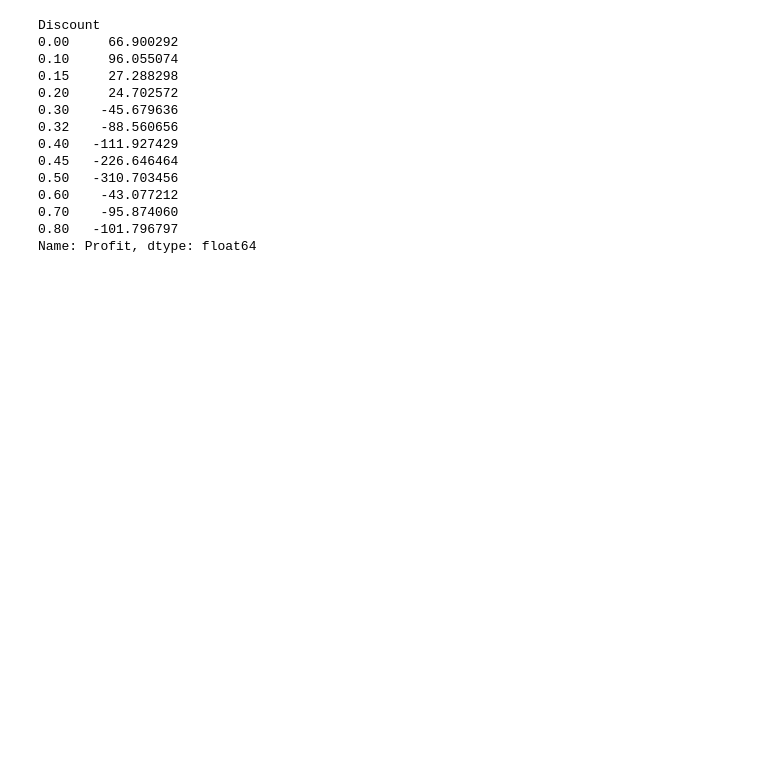
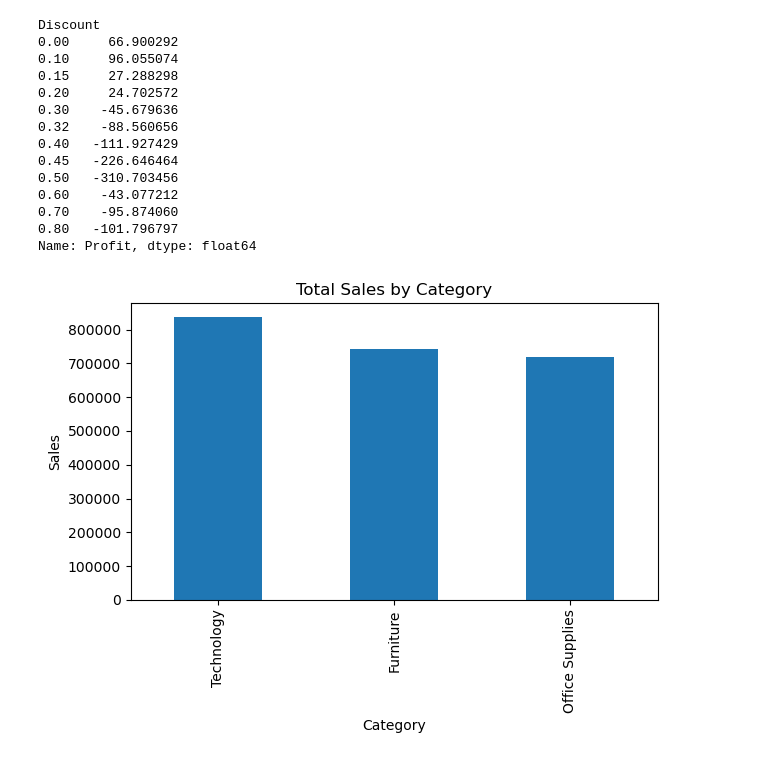
Before and after one commit to krisha-kalal/data-analytics-projects, a Jupyter notebook: retail_business_analysis/retail_analysis.ipynb, the cells around one changed output. Drawn from its saved outputs; the diff is of its cells as text; code cells hidden in the pictures; blank space fills up the shorter version.

Commit message:
Updated retail_analysis.ipynb with charts (visualizations)

```diff
--- a/retail_business_analysis/retail_analysis.ipynb
+++ b/retail_business_analysis/retail_analysis.ipynb
@@ -58,11 +58,11 @@ Postal Code      0
 75%      29.364000
 max    8399.976000
 # %%
-df['Order Date'] = pd.to_datetime(df['Order Date'])
-df['Ship Date'] = pd.to_datetime(df['Ship Date'])
+df['Order_Date'] = pd.to_datetime(df['Order_Date'])
+df['Ship_Date'] = pd.to_datetime(df['Ship_Date'])
 # %%
-df['Year'] = df['Order Date'].dt.year
-df['Month'] = df['Order Date'].dt.month
+df['Year'] = df['Order_Date'].dt.year
+df['Month'] = df['Order_Date'].dt.month
 # %%
 print(df['Sales'].sum())
 # %% [output]
@@ -122,3 +122,12 @@ Discount
 0.70    -95.874060
 0.80   -101.796797
 Name: Profit, dtype: float64
+# %%
+category_sales = df.groupby('Category')['Sales'].sum().sort_values(ascending=False)
+category_sales.plot(kind='bar')
+plt.title('Total Sales by Category')
+plt.xlabel('Category')
+plt.ylabel('Sales')
+plt.show()
+# %% [output]
+[figure, added]
```
Also changed, not shown: parts of 6 cells of this notebook.
